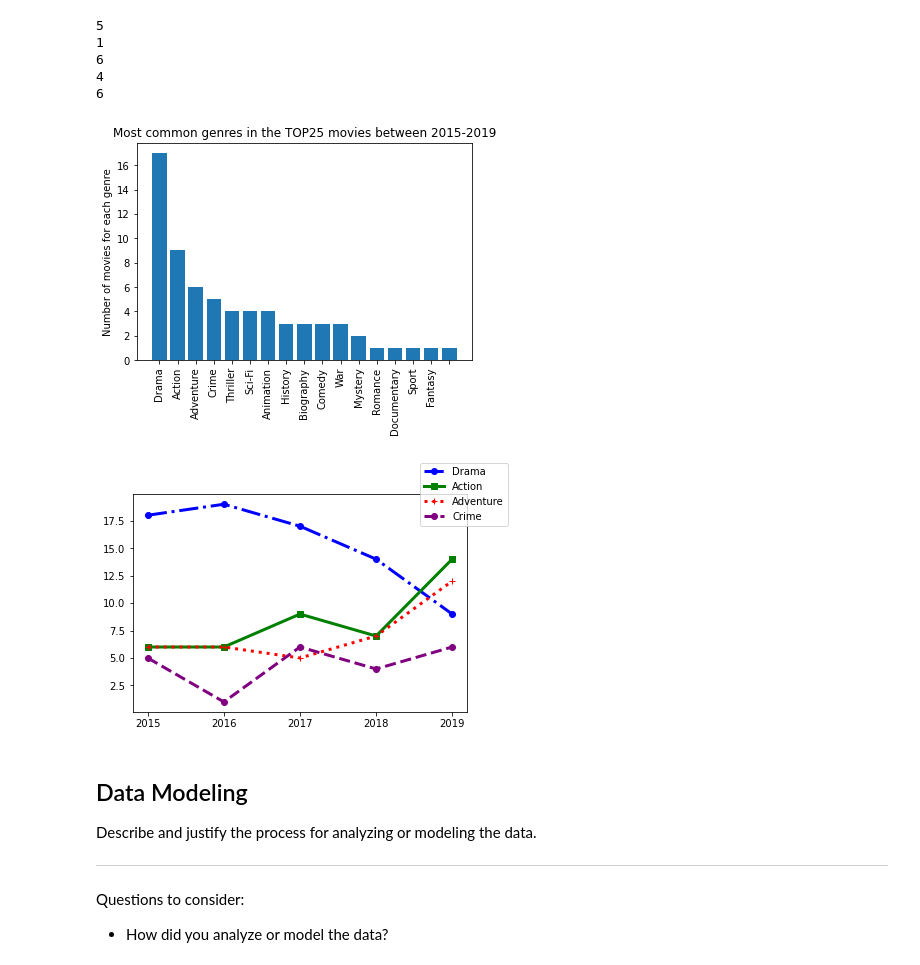
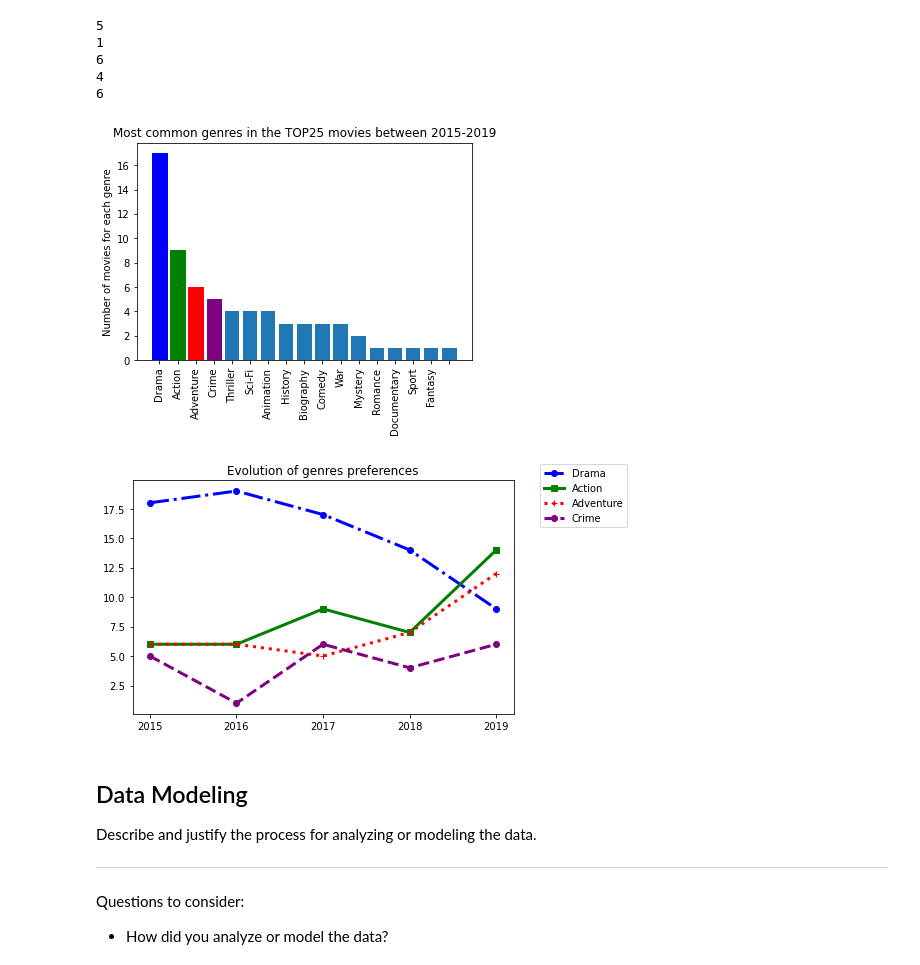
Before and after one commit to arecai/ari_first_attem, a Jupyter notebook: dsc-phase1-project-template.ipynb, the cells around one changed output. Cells and saved outputs as stored; diff of their text form; code cells hidden in the pictures.

```diff
--- a/dsc-phase1-project-template.ipynb
+++ b/dsc-phase1-project-template.ipynb
@@ -745,22 +677,28 @@ crime_list = [counts_dict_2015.get('Crime'), counts_dict_2016.get('Crime'), coun
 #
 # %%
 fig, ax = plt.subplots()
-plt.bar(range(len(counts)), values, tick_label=names)
+barlist=plt.bar(range(len(counts)), values, tick_label=names)
 plt.xticks(rotation=90)
 ax.set_ylabel('Number of movies for each genre')
 ax.set_title('Most common genres in the TOP25 movies between 2015-2019')
+barlist[0].set_color('blue')
+barlist[1].set_color('green')
+barlist[2].set_color('red')
+barlist[3].set_color('purple')
 plt.show()
 # %% [output]
-[figure, old version]
+[figure, new version]
 # %%
 fig, ax = plt.subplots()
 ax.plot(('2015','2016','2017','2018','2019'), drama_list , color="blue", lw=3, ls='-.', marker='o')
 ax.plot(('2015','2016','2017','2018','2019'), action_list , color="green", lw=3, ls='-', marker='s')
 ax.plot(('2015','2016','2017','2018','2019'), adventure_list , color="red", lw=3, ls=':', marker='+')
-ax.plot(('2015','2016','2017','2018','2019'), crime_list , color="purple", lw=3, ls='--', marker='o');
-fig.legend(labels=["Drama", "Action", "Adventure", "Crime"], loc = "upper right");
+ax.plot(('2015','2016','2017','2018','2019'), crime_list , color="purple", lw=3, ls='--', marker='o')
+ax.set_title('Evolution of genres preferences')
+fig.legend(labels=["Drama", "Action", "Adventure", "Crime"], bbox_to_anchor=(1.25,0.98), loc = "upper right")
+fig.tight_layout();
 # %% [output]
-[figure, old version]
+[figure, new version]
 # %% [markdown]
 ## Data Modeling
 Describe and justify the process for analyzing or modeling the data.
```
Also changed, not shown: parts of 64 cells of this notebook.
